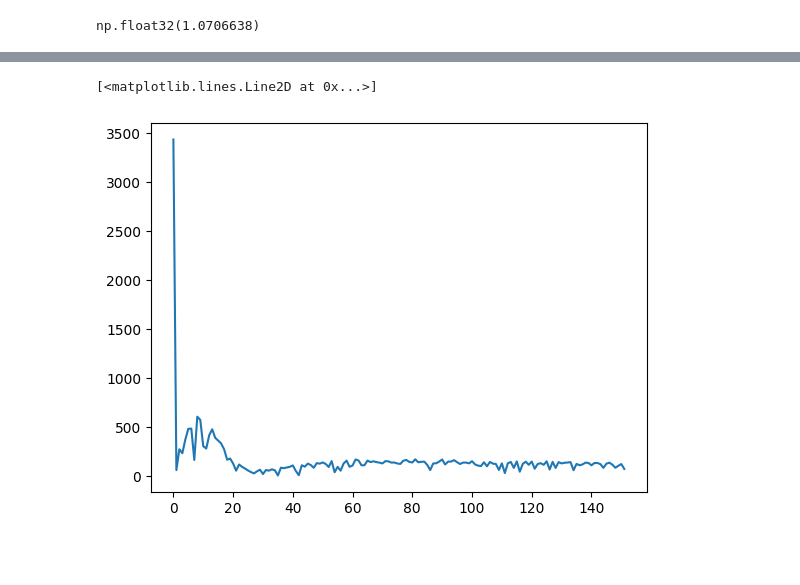
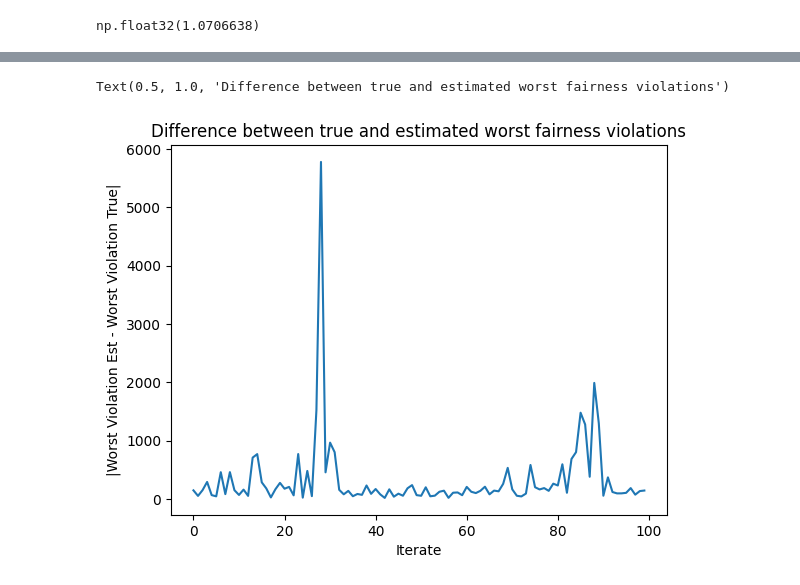
Before and after one commit to ceolson/metric-learning, a Jupyter notebook: scratch.ipynb, the cells around one changed output, grey strips where cells are left out. Cells and saved outputs as stored; diff of their text form; code cells hidden in the pictures; blank space fills up the shorter version.

Commit message:
graphs

```diff
--- a/scratch.ipynb
+++ b/scratch.ipynb
@@ -272,6 +274,9 @@ plt.plot(db["AA^T to Kstar"])
 # %%
-plt.plot(np.abs(db["Worst Ratio"] - db["Worst Ratio True"]))
+plt.plot(db["Iterate"][:100], np.abs(db["Worst Ratio"][:100] - db["Worst Ratio True"][:100]))
+plt.xlabel("Iterate")
+plt.ylabel("|Worst Violation Est - Worst Violation True|")
+plt.title("Difference between true and estimated worst fairness violations")
 # %% [output]
-[<matplotlib.lines.Line2D at 0x...>]
+Text(0.5, 1.0, 'Difference between true and estimated worst fairness violations')
-[figure, old version]
+[figure, new version]
 # %%
```
Also changed, not shown: parts of 20 cells of this notebook, 1 other file.
